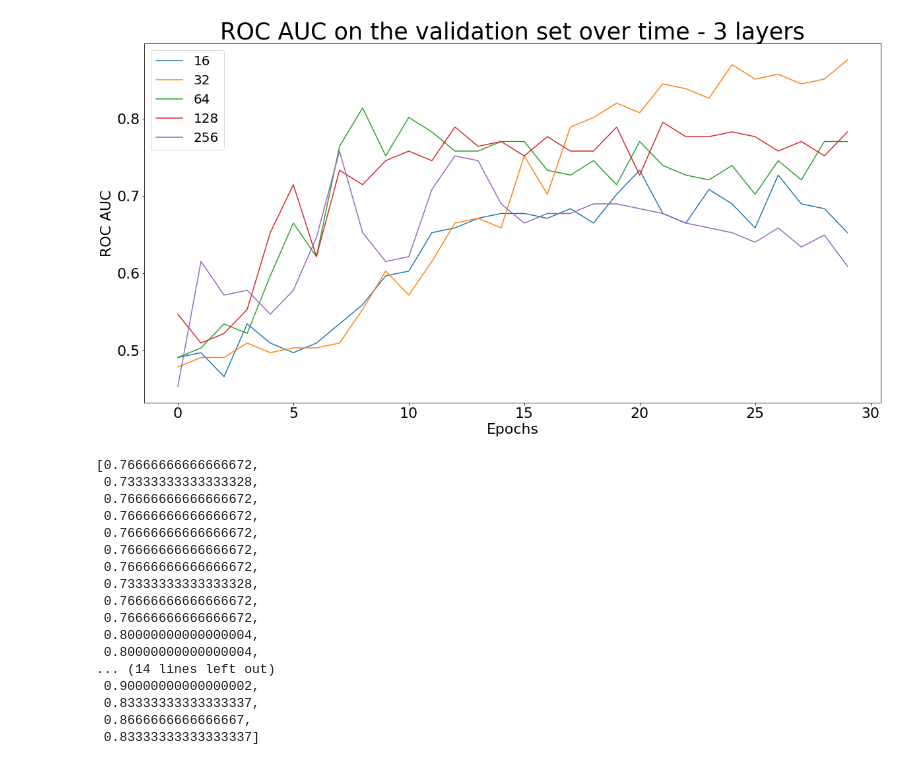
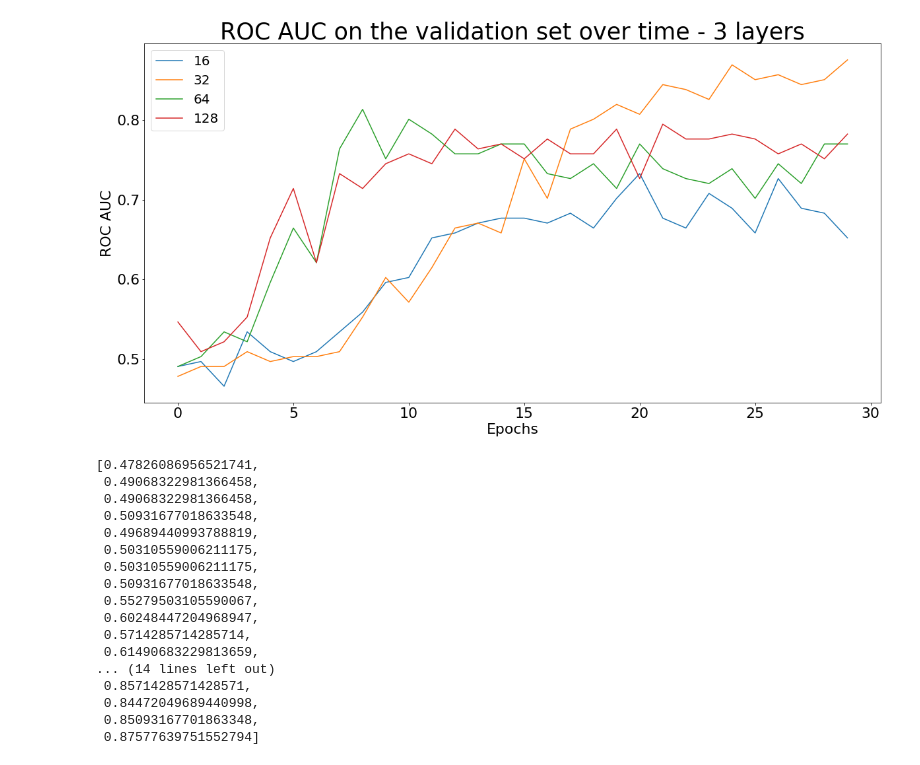
Before and after one commit to darioAnongba/ASSIStments-Competition, a Jupyter notebook: Untitled.ipynb, the cells around one changed output. Saved outputs shown, nothing was run; the diff lists cells and outputs as text; code cells hidden in the pictures.

Commit message:
Added diagram

```diff
--- a/Untitled.ipynb
+++ b/Untitled.ipynb
@@ -21,29 +21,29 @@ def plot(dims, layer, metric, title, ylabel):
 
     f.savefig('Plots/plot_' + metric + '_' + str(layer) + '.pdf', bbox_inches='tight')
 # %%
-plot([16, 32, 64, 128, 256], 3, 'val_aucs', 'ROC AUC on the validation set over time', 'ROC AUC')
+plot([16, 32, 64, 128], 3, 'val_aucs', 'ROC AUC on the validation set over time', 'ROC AUC')
 # %% [output]
-[figure, old version]
+[figure, new version]
 # %%
 pickle_results = open('Results/results_32_3.pickle', "rb")
 results = pickle.load(pickle_results)
 # %%
-results['val_accs']
+results['val_aucs']
 # %% [output]
-[0.76666666666666672,
- 0.73333333333333328,
- 0.76666666666666672,
- 0.76666666666666672,
- 0.76666666666666672,
- 0.76666666666666672,
- 0.76666666666666672,
- 0.73333333333333328,
- 0.76666666666666672,
- 0.76666666666666672,
- 0.80000000000000004,
- 0.80000000000000004,
+[0.47826086956521741,
+ 0.49068322981366458,
+ 0.49068322981366458,
+ 0.50931677018633548,
+ 0.49689440993788819,
+ 0.50310559006211175,
+ 0.50310559006211175,
+ 0.50931677018633548,
+ 0.55279503105590067,
+ 0.60248447204968947,
+ 0.5714285714285714,
+ 0.61490683229813659,
 ... (14 lines left out)
- 0.90000000000000002,
- 0.83333333333333337,
- 0.8666666666666667,
- 0.83333333333333337]
+ 0.8571428571428571,
+ 0.84472049689440998,
+ 0.85093167701863348,
+ 0.87577639751552794]
```
Also changed, not shown: 3 other files.
